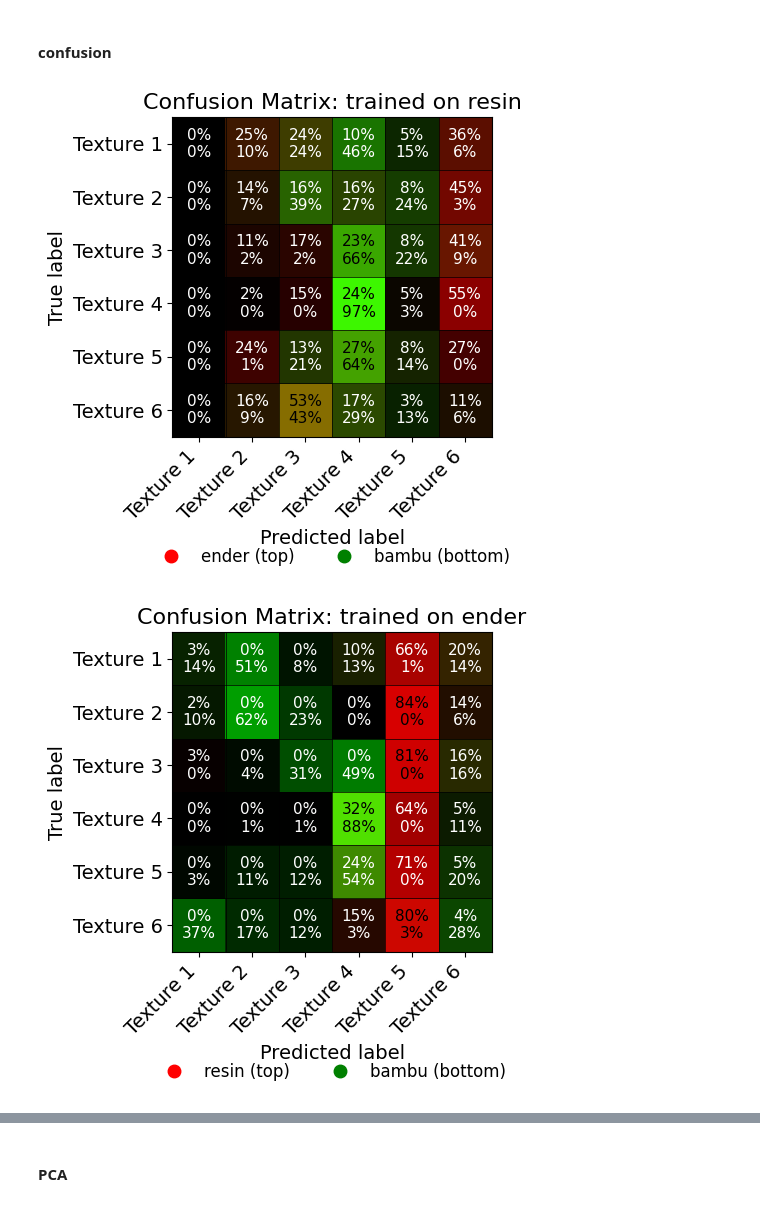
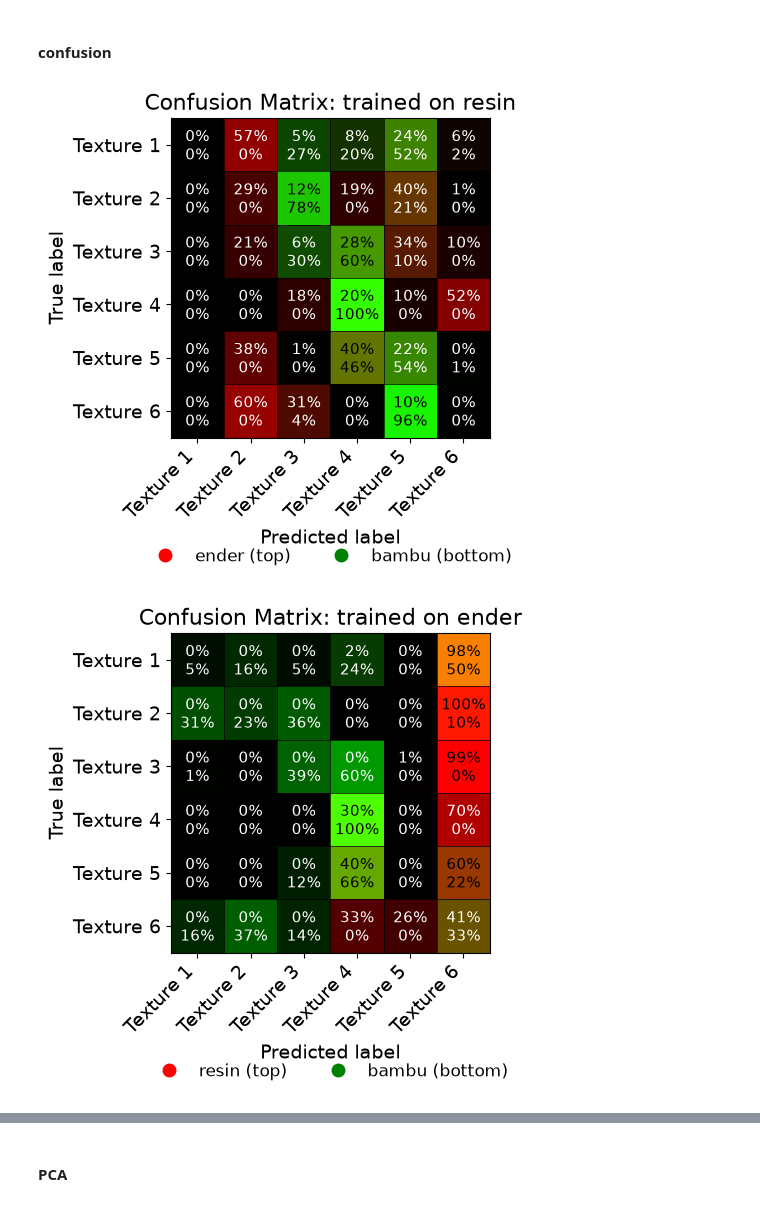
Before and after one commit to shepai/3D-textures, a Jupyter notebook: Experimental/classifiers.ipynb, the cells around one changed output, grey strips where cells are left out. Drawn from its saved outputs; the diff is of its cells as text; code cells hidden in the pictures.

Commit message:
data and classifier

```diff
--- a/Experimental/classifiers.ipynb
+++ b/Experimental/classifiers.ipynb
@@ -32,7 +32,7 @@ Capability: (5, 0)
 ## Load in the data
 Useful functions and data load
 # %%
-def get_data(dataset,X,num=-1,augment=False,sobel=True,printer="resin",filament="resin",pressure="P30",pattern="",augtests=[]):
+def get_data(dataset,X,num=-1,augment=False,sobel=True,printer="resin",filament="resin",pressure="P30",pattern="",augtests=[],res=1):
     subset = dataset[((dataset['Printer'] == printer) & (dataset['Filament']==filament)) ]
     subX, y = [], []
     for _, row in subset.iterrows():
@@ -57,6 +57,10 @@ def get_data(dataset,X,num=-1,augment=False,sobel=True,printer="resin",filament=
 
                     sobel_ = np.hypot(sobelx, sobely)  # magnitude
                     image = cv2.convertScaleAbs(sobel_)  # scale back to uint8
+                    if res!=1:
+                        h, w = image.shape[:2]
+                        scale = (int(w * res), int(h * res))
+                        image=cv2.resize(image,scale,interpolation=cv2.INTER_AREA)
                 try:
                     counter=int(row['Pattern'].split(".")[1])
                     if num==-1:
@@ -524,13 +528,14 @@ plt.figure(figsize=(8,5))
 printers=[["resin","resin"],["ender","PLAplus"],["bambu","PLAminus"],]
 for comb in printers:
 
-    X_2,y_2=get_data(dataset,X,printer=comb[0],filament=comb[1],num=1,pattern="2",augtests=[])
-    #X_3,y_3=get_data(dataset,X,printer=comb[0],filament=comb[1],num=-1,pattern="2")
+    X_2,y_2=get_data(dataset,X,printer=comb[0],filament=comb[1],num=1,pattern="2",augtests=[],augment=True)
+    #X_3,y_3=get_data(dataset,X,printer=comb[0],filament=comb[1],num=-1,pattern="2",augtests=[],augment=False)
     X_2=X_2.reshape((len(X_2),-1))
-    #X_3=X_3.reshape((len(X_3),-1))
+    X_3=X_3.reshape((len(X_3),-1))
     #X_train=np.concatenate((X_2,X_3))
     X_train=X_2
-
+    print(comb)
+    print("X_2 before reshape:", X_2.shape)
     pca = PCA()
     pca.fit(X_train)
 
@@ -538,9 +543,11 @@ for comb in printers:
         pca.explained_variance_ratio_
     )
 
+    n_components = len(pca.explained_variance_ratio_)
+
     plt.plot(
-        range(1, 501), #len(cumulative_variance)+1
-        cumulative_variance[:500],
+        range(1, n_components + 1),
+        cumulative_variance,
         label=comb[0]
     )
 
@@ -568,5 +575,5 @@ plt.legend(fontsize=14)
 plt.grid()
 plt.tight_layout()
 
-plt.savefig("C:/Users/dexte/Documents/GitHub/3D-textures/assets/PCA_Explained.pdf")
+plt.savefig(f"{datapath}/3D-textures/assets/PCA_Explained.pdf")
 plt.show()
@@ -694,7 +713,7 @@ for comb in printers:
                 num=1,
                 pattern="2",
                 augment=False,
-                augtests=[]
+                augtests=[],res=0.3
             )
 
             X_3, y_3 = get_data(
@@ -704,7 +723,7 @@ for comb in printers:
                 filament=comb2[1],
                 num=-1,
                 pattern="2",
-                augment=False
+                augment=False,res=0.3
             )
 
             X_test = np.concatenate((X_2, X_3))
@@ -730,7 +749,7 @@ for comb in printers:
         num=1,
         pattern="2",
         augment=True,
-        augtests=[]
+        augtests=[],res=0.3
     )
 
     X_3, y_3 = get_data(
@@ -739,7 +758,7 @@ for comb in printers:
         printer=comb[0],
         filament=comb[1],
         num=-1,
-        pattern="2"
+        pattern="2",res=0.3
     )
 
     X_train = X_2
@@ -752,13 +771,13 @@ for comb in printers:
     # PCA
     # ---------------------------------------------------------
 
-    pca = PCA(n_components=300).fit(X_train)
+    #pca = PCA(n_components=300).fit(X_train)
 
-    Z_train = pca.transform(X_train)
+    Z_train = X_train#pca.transform(X_train)
 
     # Transform each test dataset separately
-    Z_test_0 = pca.transform(x_test[0])
-    Z_test_1 = pca.transform(x_test[1])
+    Z_test_0 = x_test[0]#pca.transform(x_test[0])
+    Z_test_1 = x_test[1]#pca.transform(x_test[1])
 
 
     # ---------------------------------------------------------
@@ -948,33 +967,33 @@ for comb in printers:
             label=f"{l[0]} (top)"
         ),
         Line2D(
             [0], [0],
             marker="o",
             color="none",
             markerfacecolor="green",
             markeredgecolor="green",
             markersize=9,
             label=f"{l[1]} (bottom)"
         ),
     ]
 
     ax.legend(
         handles=legend_elements,
         fontsize=12,
         loc="upper center",
         bbox_to_anchor=(0.5, -0.30),
         ncol=2,
         frameon=False
     )
 
     plt.tight_layout(rect=[0, 0.08, 1, 1])
 
     plt.savefig(
-        f"{datapath}/3D-textures/assets/print_confusion_RFC_{comb[0]}_combined.pdf",
+        f"{datapath}/3D-textures/assets/raw_print_confusion_RFC_{comb[0]}_combined.pdf",
         bbox_inches="tight"
     )
 
     plt.show()
 # %% [output]
-[figure, old version]
+[figure, new version]
-[figure, old version]
+[figure, new version]
```
Also changed, not shown: parts of 3 cells of this notebook, 14 other files.
